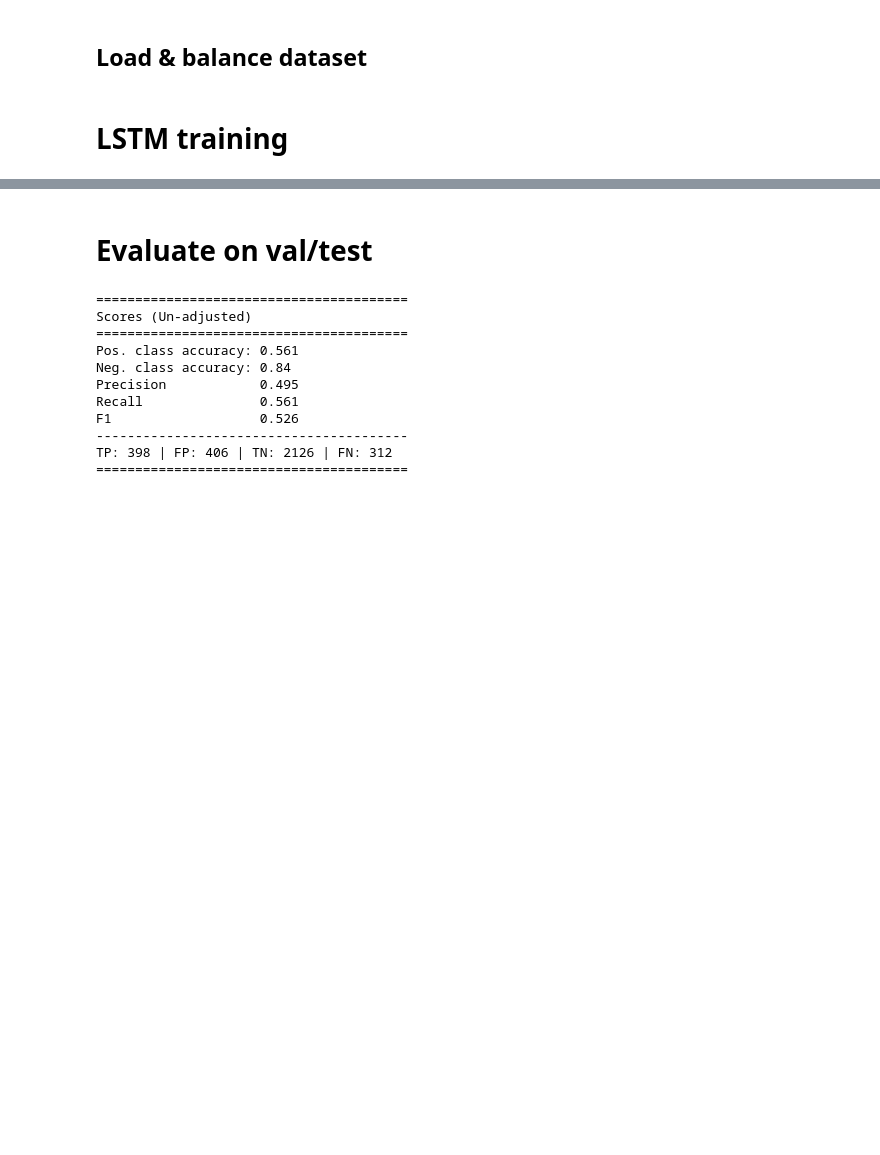
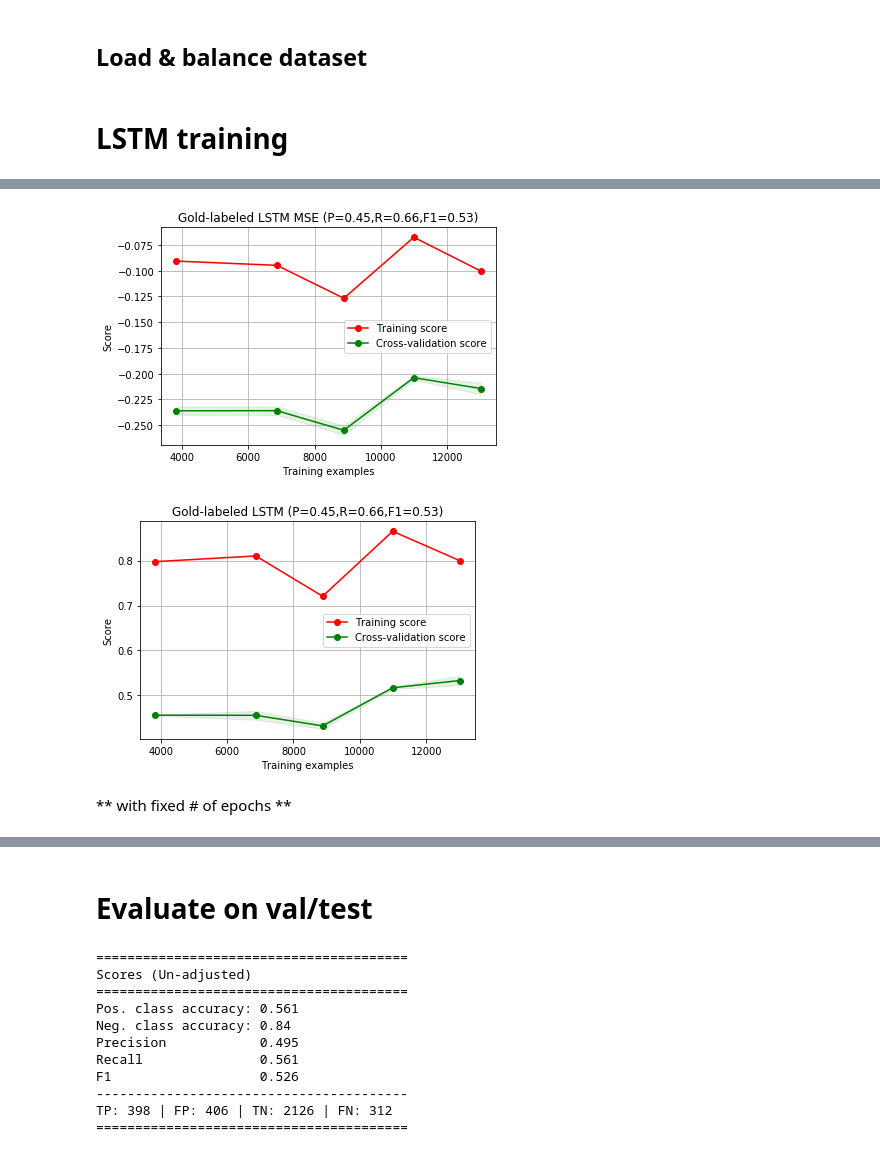
Before and after one commit to littlewine/snorkel-ml, a Jupyter notebook: my-code/baseline/snorkel baseline LSTM pred.ipynb, the cells around one changed output, grey strips where cells are left out. Saved outputs shown, nothing was run; the diff lists cells and outputs as text; code cells hidden in the pictures; blank space fills up the shorter version.

Commit message:
run learning curves with Gold Labels

```diff
--- a/my-code/baseline/snorkel baseline LSTM pred.ipynb
+++ b/my-code/baseline/snorkel baseline LSTM pred.ipynb
@@ -93,17 +103,18 @@ from snorkel.learning import reRNN
 train_kwargs = {
     'lr':         0.001,
     'dim':        100,
-    'n_epochs':   10,
+    'n_epochs':   20,
     'dropout':    0.25,
-    'rebalance':  False,
+    'rebalance':  True,
     'print_freq': 1,
-    'batch_size': 32,
+    'batch_size': 64,
     'max_sentence_length': 64,
+    'dev_ckpt_delay': 0,
 }
 
-lstm = reRNN(seed=1701, n_threads=None,)
+lstm = reRNN(seed=1701, n_threads=6,)
 
 # lstm.train(train_cands, train_labels, X_dev = val_cands , Y_dev = val_labels, **train_kwargs)
-lstm.train(train_cands_us, train_labels_us, X_dev = val_cands , Y_dev = val_labels, **train_kwargs)
+lstm.train(train_cands+unlab_cands, np.append(train_labels,unlab_labels), X_dev = val_cands , Y_dev = val_labels, **train_kwargs)
 # %% [output]
 [reRNN] Training model
@@ -151,0 +308,25 @@ AttributeError: 'NoneType' object has no attribute 'update'
+# %%
+train_kwargs = {
+    'lr':         0.01,
+    'dim':        100,
+    'n_epochs':   30,
+    'dropout':    0.25,
+    'rebalance':  True,
+    'print_freq': 1,
+    'batch_size': 64,
+    'dev_ckpt_delay': 0,
+    'X_dev': val_cands,
+    'Y_dev': val_labels,
+    'verbose': False,
+}
+# %%
+
+train_sizes, train_mse, train_f1, valid_mse , valid_f1 , test_prf1 = custom_learning_curve(
+    reRNN(seed = 1701),
+    X_increm = unlab_cands, y_increm = unlab_labels,
+    X_val = test_cands, y_val = test_labels,
+    X_init= train_cands, y_init= train_labels,
+    X_test = test_cands, y_test = test_labels,
+    fit_params = train_kwargs,
+#                       splt_sizes=np.array([0.1, 0.5, 1.  ])
+                     )
@@ -151,0 +428,6 @@ AttributeError: 'NoneType' object has no attribute 'update'
+# %%
+
+plot_learning_curve(train_mse,valid_mse,train_sizes, 'Gold-labeled LSTM MSE (P=%.2f,R=%.2f,F1=%.2f)'%(test_prf1))
+
+plot_learning_curve(train_f1,valid_f1,train_sizes, title='Gold-labeled LSTM (P=%.2f,R=%.2f,F1=%.2f)'%(test_prf1))
+# %% [output]
@@ -151,0 +435,2 @@ AttributeError: 'NoneType' object has no attribute 'update'
+[figure, added]
+[figure, added]
@@ -151,0 +440,2 @@ AttributeError: 'NoneType' object has no attribute 'update'
+# %% [markdown]
+** with fixed # of epochs **
```
Also changed, not shown: parts of 30 cells of this notebook.
